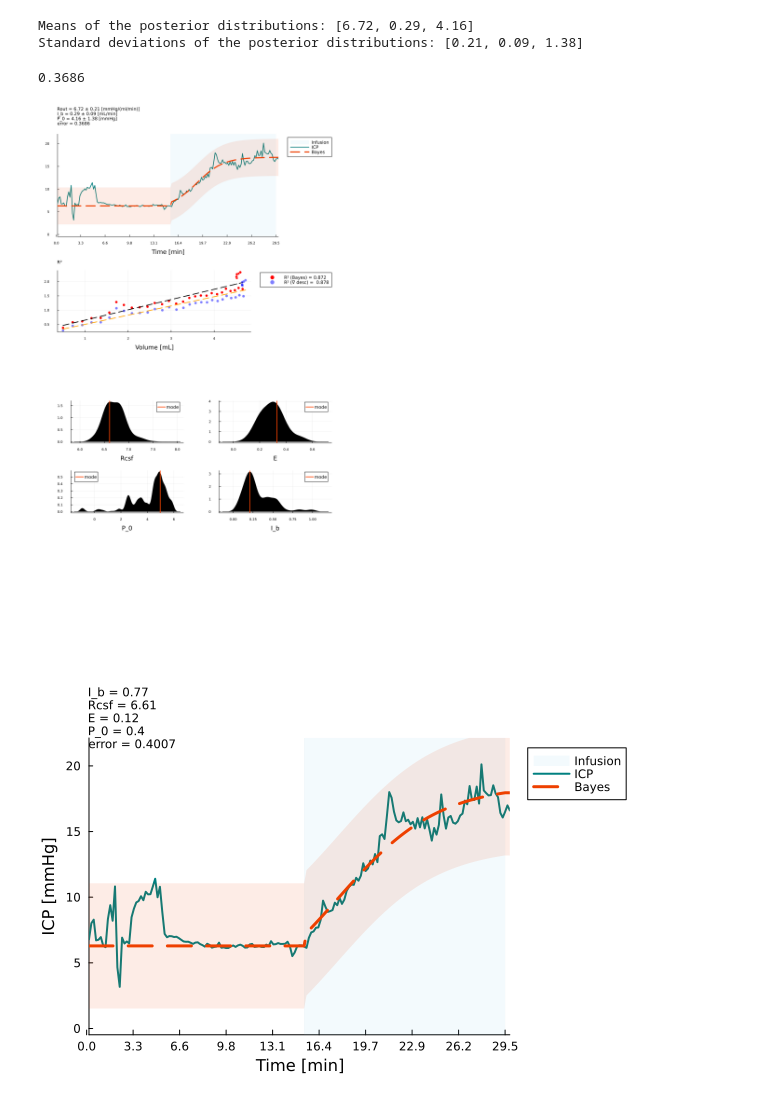
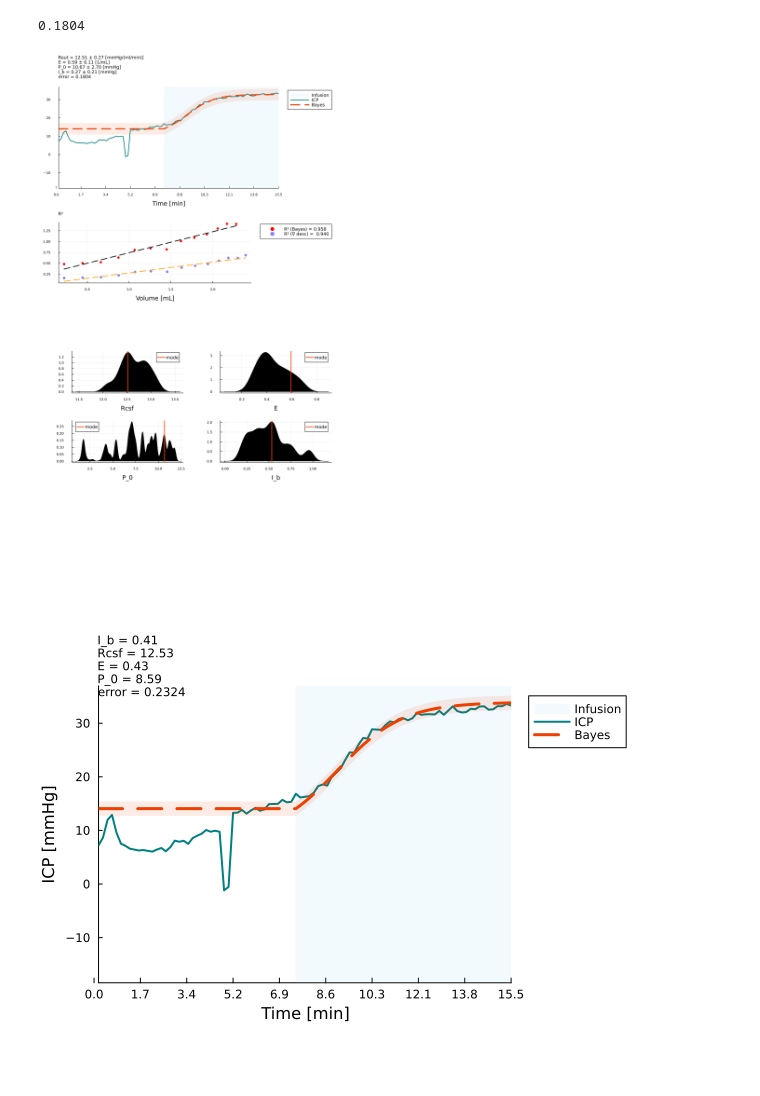
Before and after one commit to jeremi-chabros/CSF-dynamics, a Jupyter notebook: metro_hastings.ipynb, the cells around one changed output. Cells and saved outputs as stored; diff of their text form; code cells hidden in the pictures; blank space fills up the shorter version.

```diff
--- a/metro_hastings.ipynb
+++ b/metro_hastings.ipynb
@@ -4,7 +4,7 @@ using CurveFit
 include("/Users/jjc/CSF/CSF Dynamics Scripts/readCSF.jl")
 include("/Users/jjc/CSF/CSF Dynamics Scripts/BayesianCSFtools.jl")
 
-chain, chisave, Ib_chain = main(1141, 1000000, "informative")
+chain, chisave, Ib_chain = main(100, 100000, "informative")
 params_modes, params_means, params_stddevs = mean_and_stddev(chain)
 
 # main(fileID, num_samples, priors)
@@ -18,15 +18,14 @@ P_0 = params_modes[3]
 I_b = (Data["P_b"] - P_0) / Rcsf
 rmserr = calc_model_plot(I_b, E, P_0)[2]
 # %% [output]
-Means of the posterior distributions: [6.72, 0.29, 4.16]
-Standard deviations of the posterior distributions: [0.21, 0.09, 1.38]
+0.1804
-0.3686
 # %%
 h1 = plotmodel(I_b, E, P_0, params_means, params_stddevs, "dar", "")
 
-title!( @sprintf("Rout = %0.2f ± %0.2f [mmHg/(ml/min)]\n", params_means[1], params_stddevs[1]) *
-        @sprintf("I_b = %0.2f ± %0.2f [mL/min]\n", params_means[2], params_stddevs[2]) *
-        @sprintf("P_0 = %0.2f ± %0.2f [mmHg]\n", params_means[3], params_stddevs[3]) *
+title!( @sprintf("Rout = %0.2f ± %0.2f [mmHg/(ml/min)]\n", params_modes[1], params_stddevs[1]) *
+        @sprintf("E = %0.2f ± %0.2f [1/mL]\n", params_modes[2], params_stddevs[2]) *
+        @sprintf("P_0 = %0.2f ± %0.2f [mmHg]\n", params_modes[3], params_stddevs[3]) *
+        @sprintf("I_b = %0.2f ± %0.2f [mmHg]\n", I_b, std(Ib_chain)) *
         @sprintf("error = %0.4f \n", rmserr),
         titlealign=:left, titlefontsize=8, xlabel="Time [min]", ylabel="ICP [mmHg]")
 
@@ -51,35 +50,36 @@ plot!(volRes, log.(pressRes), seriestype=:scatter, alpha=0.5, makersize=5, color
 label="$(@sprintf("R² (∇ desc) =  %.3f", R2))", grid=true, titlefontsize=8, titlealign=:left, background=bgcolor, xlabel="Volume [mL]", ylabel="(P - Pss)/(Pb - Pss) [1/1]")
 plot!(volRes, fitted_curve, lw=2, linecolor=:orange, linestyle=:dash, legend=:outertopright, label="")
 title!("R²")
 
 
 bw = 0.05
 
 kernd = kde(chain[:,1], bandwidth=bw*2)
 h3 = plot(kernd, fillrange = zeros(length(kernd.density)), fillalpha = 1, c = "black", label="")
 vline!(h3, [params_modes[1]], lw=2,label="mode", linecolor=:orangered, xlabel="Rcsf", ylabel="\n\n")
 
 kernd = kde(chain[:,2], bandwidth=bw)
 h4 = plot(kernd, fillrange = zeros(length(kernd.density)), fillalpha = 1, c = "black", label="")
 vline!(h4, [params_modes[2]],lw=2,label="mode", linecolor=:orangered, xlabel="E", ylabel="\n\n")
 
 kernd = kde(chain[:,3], bandwidth=bw*3)
 h5 = plot(kernd, fillrange = zeros(length(kernd.density)), fillalpha = 1, c = "black", label="")
 vline!(h5, [params_modes[3]],lw=2,label="mode", linecolor=:orangered, xlabel="P_0", ylabel="\n\n")
 # vline!(h5, [Data["P_0"]], lw=2, label="static", linecolor=:teal)
 
 kernd = kde(Ib_chain, bandwidth=bw)
 h6 = plot(kernd, fillrange = zeros(length(kernd.density)), fillalpha = 1, c = "black", label="")
 smooth_dist = kde(Ib_chain, bandwidth=0.05) # Mode is unstable if there are very small differences between values - smoothen
 smooth_dist_vals = collect(smooth_dist.x)
 Ib_mode = smooth_dist_vals[findmax(kernd.density)[2]]
 vline!(h6, [Ib_mode],lw=2,label="mode", linecolor=:orangered, xlabel="I_b", ylabel="\n\n")
 
 
 plot(h1, h2, h3, h4, h5, h6, layout=[grid(2,1, heights=[.5,.3]),grid(2,2, heights=[.2, .2, .2, .2])], size=(800,1500), dpi=300, tickfontsize=6)
 # %% [output]
-[figure, old version]
+[figure, new version]
 # %%
+Pm = data;
 
 pvout = press_vol_curve.(chain[1:100:end,1], chain[1:100:end,3])
 cod = zeros(length(pvout))
@@ -92,8 +92,14 @@ I_b = (Data["P_b"] - chain[1:100:end,3][r2max])/chain[1:100:end,1][r2max]
 E = chain[1:100:end,2][r2max]
 P_0 = chain[1:100:end,3][r2max]
 h1 = plotmodel(I_b, E, P_0, params_means, params_stddevs, "dar", "")
+
+title!( @sprintf("Rout = %0.2f [mmHg/(ml/min)]\n", params_means[1]) *
+        @sprintf("I_b = %0.2f [mL/min]\n", params_means[2]) *
+        @sprintf("P_0 = %0.2f [mmHg]\n", params_means[3]) *
+        @sprintf("error = %0.4f \n", rmserr),
+        titlealign=:left, titlefontsize=8, xlabel="Time [min]", ylabel="ICP [mmHg]")
 # %% [output]
-[figure, old version]
+[figure, new version]
 # %%
 title!( @sprintf("Rout = %0.2f ± %0.2f [mmHg/(ml/min)]\n", params_means[1], params_stddevs[1]) *
         @sprintf("I_b = %0.2f ± %0.2f [mL/min]\n", params_means[2], params_stddevs[2]) *
```
